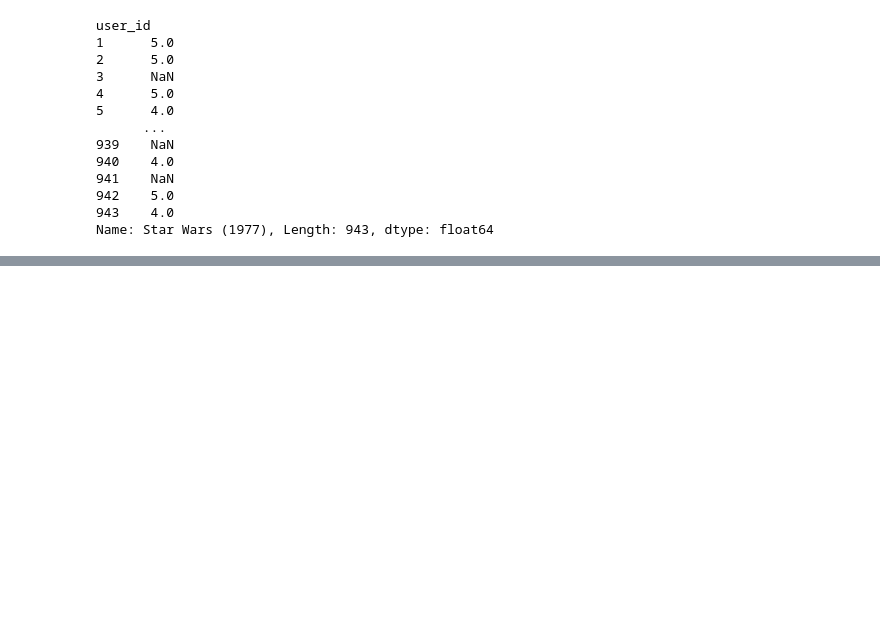
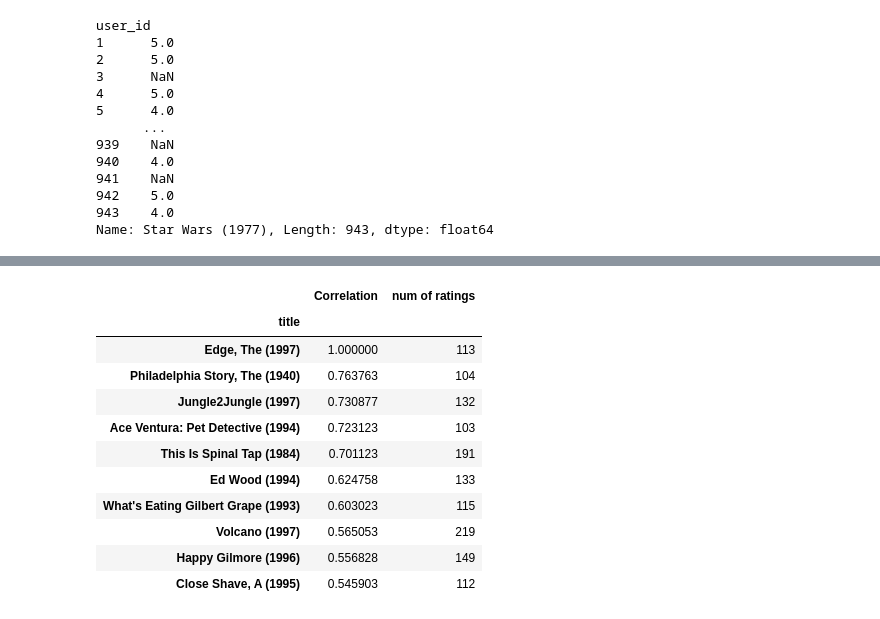
Before and after one commit to jayr0n/CodingBlocks, a Jupyter notebook: Movie/movie_reco.ipynb, the cells around one changed output, grey strips where cells are left out. Cells and saved outputs as stored; diff of their text form; code cells hidden in the pictures; blank space fills up the shorter version.

```diff
--- a/Movie/movie_reco.ipynb
+++ b/Movie/movie_reco.ipynb
@@ -251,0 +325,27 @@ Name: Star Wars (1977), Length: 943, dtype: float64
+# %%
+def predict_movies(movie_name):
+    starwars_user_ratings = moviemat[movie_name]
+    similar_to_movie = moviemat.corrwith(starwars_user_ratings)
+
+    corr_movie = pd.DataFrame(similar_to_movie, columns=['Correlation'])
+    corr_movie.dropna(inplace=True)
+
+    corr_movie = corr_movie.join(ratings['num of ratings'])
+    predictions = corr_movie[corr_movie['num of ratings']>100].sort_values('Correlation', ascending=False)
+
+    return predictions.head(10)
+# %%
+predict_movies('Edge, The (1997)')
+# %% [output]
+|  | Correlation | num of ratings |
+| title |  |  |
+| Edge, The (1997) | 1.000000 | 113 |
+| Philadelphia Story, The (1940) | 0.763763 | 104 |
+| Jungle2Jungle (1997) | 0.730877 | 132 |
+| Ace Ventura: Pet Detective (1994) | 0.723123 | 103 |
+| This Is Spinal Tap (1984) | 0.701123 | 191 |
+| Ed Wood (1994) | 0.624758 | 133 |
+| What's Eating Gilbert Grape (1993) | 0.603023 | 115 |
+| Volcano (1997) | 0.565053 | 219 |
+| Happy Gilmore (1996) | 0.556828 | 149 |
+| Close Shave, A (1995) | 0.545903 | 112 |
```
Also changed, not shown: parts of 10 cells of this notebook.
